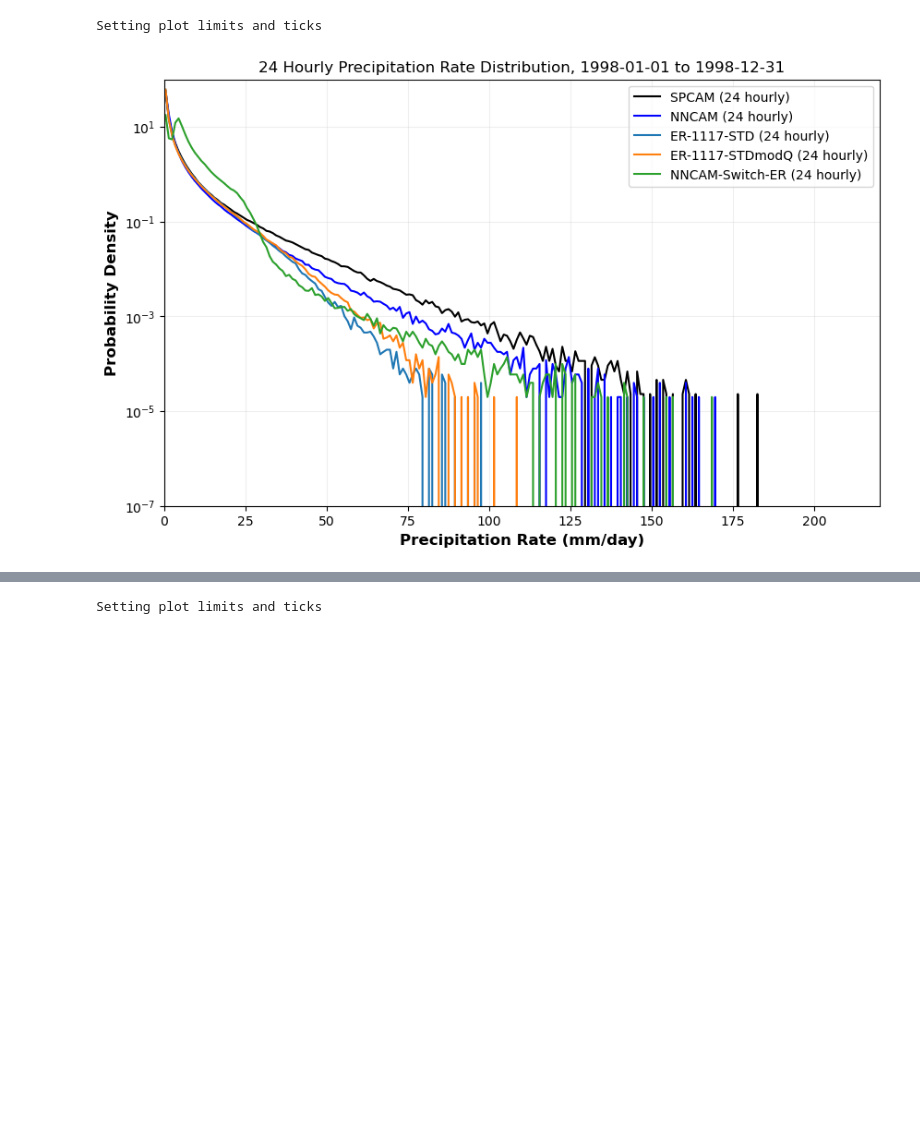
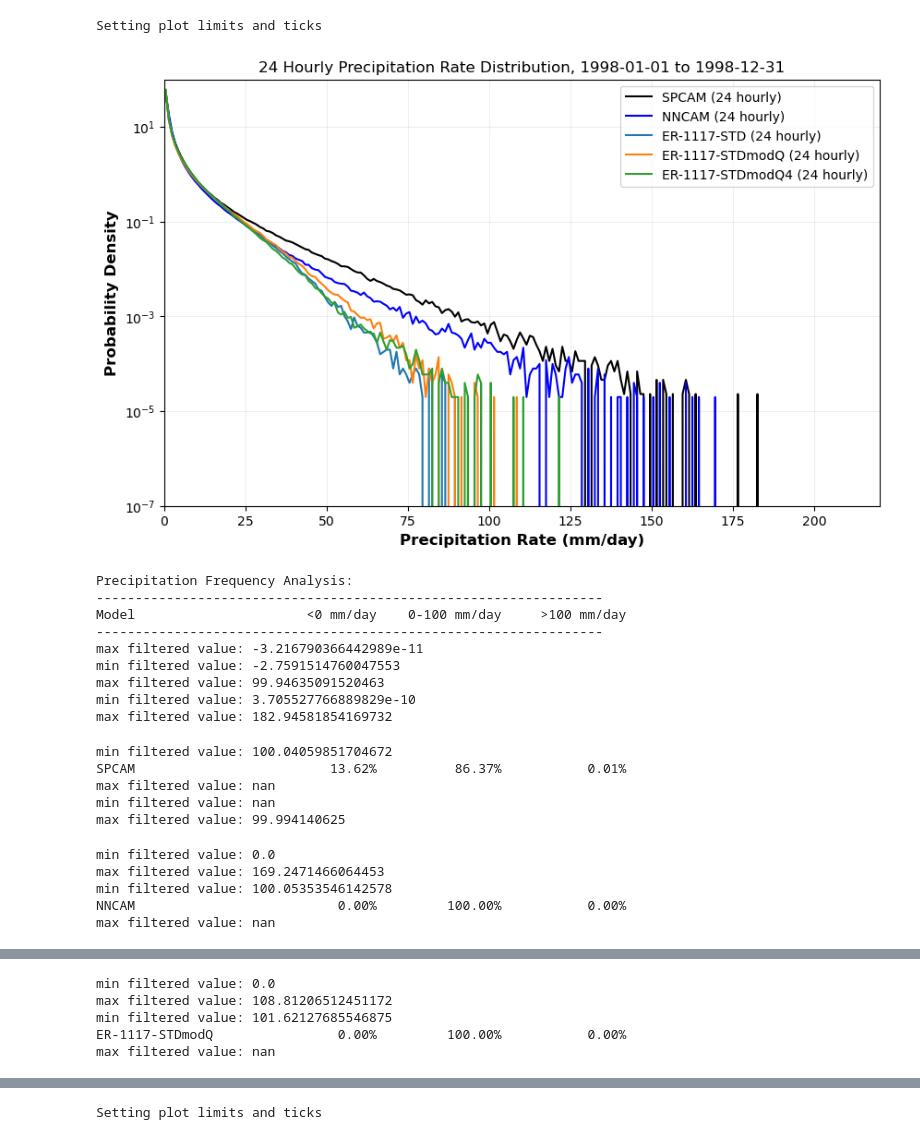
Before and after one commit to chenj209/clima_analysis, a Jupyter notebook: precipitation/precipitation_intensity.ipynb, the cells around one changed output, grey strips where cells are left out. Cells and saved outputs as stored; diff of their text form; code cells hidden in the pictures; blank space fills up the shorter version.

Commit message:
done working on data

```diff
--- a/precipitation/precipitation_intensity.ipynb
+++ b/precipitation/precipitation_intensity.ipynb
@@ -23,7 +23,11 @@ nncam_path = "/Users/jiandachen/Projects/Experience_replay_data/nncam/"
 # er_mixfull_minmax_path = "/Users/jianda/Projects/experience_replay_data/er_mix1.0_minmax/nc_files/"
 er_1117_std_path = "/Users/jiandachen/Projects/Experience_replay_data/er1117/nc_files/"
 er_1117_stdmodQ_path = "/Users/jiandachen/Projects/Experience_replay_data/er1117_stdmodQ/nc_files/"
+er_1117_stdmodQ4_path = "/Users/jiandachen/Projects/Experience_replay_data/er1117_stdmodQ4/"
 nncam_switch_er_path = "/Users/jiandachen/Projects/Experience_replay_data/baseline_switch5376_replay_buffer/nc_files/"
+er_1117_precip_path = "/Users/jiandachen/Projects/Experience_replay_data/er1117_precip/"
+er_1117_precip_iw_path = "/Users/jiandachen/Projects/Experience_replay_data/er1117_precip_iw/"
+er_1117_precip_iw10_path = "/Users/jiandachen/Projects/Experience_replay_data/er1117_precip_iw_sampled12/"
 # %%
 def load_precip_from_h1_nc(nc_dir_path, include_pattern=None, exclude_pattern=None):
     """
@@ -143,7 +136,9 @@ nncam_precip = load_precip_from_h1_nc(nncam_path)
 # er_mixfull_minmax_precip = load_precip_from_h1_nc(er_mixfull_minmax_path)
 er_1117_std_precip = load_precip_from_h1_nc(er_1117_std_path)
 er_1117_stdmodQ_precip = load_precip_from_h1_nc(er_1117_stdmodQ_path)
+er_1117_stdmodQ4_precip = load_precip_from_h1_nc(er_1117_stdmodQ4_path)
 nncam_switch_er_precip = load_precip_from_h1_nc(nncam_switch_er_path)
+er_1117_precip_mix_precip = load_precip_from_h1_nc(er_1117_precip_path)
 # %% [output]
 conv_mem_share3.cam.h1.1998-11-27-00000.nc
 2.2288957
@@ -191,20 +782,24 @@ spcam_hourly = spcam_precip.loc[date_start:date_end].resample('24h').mean(0)
 nncam_hourly = nncam_precip.loc[date_start:date_end].resample('24h').mean(0)
 er_1117_std_hourly = er_1117_std_precip.loc[date_start:date_end].resample('24h').mean(0)
 er_1117_stdmodQ_hourly = er_1117_stdmodQ_precip.loc[date_start:date_end].resample('24h').mean(0)
-nncam_switch_er_hourly = nncam_switch_er_precip.loc[date_start:date_end].resample('24h').mean(0)
+er1117_stdmodQ4_hourly = er_1117_stdmodQ4_precip.loc[date_start:date_end].resample('24h').mean(0)
+
+# nncam_switch_er_hourly = nncam_switch_er_precip.loc[date_start:date_end].resample('24h').mean(0)
 # Create histogram for hourly data
 plt.figure(figsize=(10, 6))
 hist_spcam, bins_spcam = np.histogram(spcam_hourly, bins=np.linspace(0, PLOT_CONFIG['xlim'][1], PLOT_CONFIG['xlim'][1]+1), density=True)
 hist_nncam, bins_nncam = np.histogram(nncam_hourly, bins=np.linspace(0, PLOT_CONFIG['xlim'][1], PLOT_CONFIG['xlim'][1]+1), density=True)
 hist_er_1117_std, bins_er_1117_std = np.histogram(er_1117_std_hourly, bins=np.linspace(0, PLOT_CONFIG['xlim'][1], PLOT_CONFIG['xlim'][1]+1), density=True)
 hist_er_1117_stdmodQ, bins_er_1117_stdmodQ = np.histogram(er_1117_stdmodQ_hourly, bins=np.linspace(0, PLOT_CONFIG['xlim'][1], PLOT_CONFIG['xlim'][1]+1), density=True)
-hist_nncam_switch_er, bins_nncam_switch_er = np.histogram(nncam_switch_er_hourly, bins=np.linspace(0, PLOT_CONFIG['xlim'][1], PLOT_CONFIG['xlim'][1]+1), density=True)
+hist_er_1117_stdmodQ4, bins_er_1117_stdmodQ4 = np.histogram(er1117_stdmodQ4_hourly, bins=np.linspace(0, PLOT_CONFIG['xlim'][1], PLOT_CONFIG['xlim'][1]+1), density=True)
+# hist_nncam_switch_er, bins_nncam_switch_er = np.histogram(nncam_switch_er_hourly, bins=np.linspace(0, PLOT_CONFIG['xlim'][1], PLOT_CONFIG['xlim'][1]+1), density=True)
 plt.clf()  # Clear the histogram plots
 
 bin_centers_spcam = (bins_spcam[:-1] + bins_spcam[1:]) / 2
 bin_centers_nncam = (bins_nncam[:-1] + bins_nncam[1:]) / 2
 bin_centers_er_1117_std = (bins_er_1117_std[:-1] + bins_er_1117_std[1:]) / 2
 bin_centers_er_1117_stdmodQ = (bins_er_1117_stdmodQ[:-1] + bins_er_1117_stdmodQ[1:]) / 2
+bin_centers_er_1117_stdmodQ4 = (bins_er_1117_stdmodQ4[:-1] + bins_er_1117_stdmodQ4[1:]) / 2
 bin_centers_nncam_switch_er = (bins_nncam_switch_er[:-1] + bins_nncam_switch_er[1:]) / 2
 
 
@@ -212,33 +807,89 @@ plt.semilogy(bin_centers_spcam, hist_spcam*100, label='SPCAM (24 hourly)',color=
 plt.semilogy(bin_centers_nncam, hist_nncam*100, label='NNCAM (24 hourly)',color='blue')
 plt.semilogy(bin_centers_er_1117_std, hist_er_1117_std*100, label='ER-1117-STD (24 hourly)')
 plt.semilogy(bin_centers_er_1117_stdmodQ, hist_er_1117_stdmodQ*100, label='ER-1117-STDmodQ (24 hourly)')
-plt.semilogy(bin_centers_nncam_switch_er, hist_nncam_switch_er*100, label='NNCAM-Switch-ER (24 hourly)')
+plt.semilogy(bin_centers_er_1117_stdmodQ4, hist_er_1117_stdmodQ4*100, label='ER-1117-STDmodQ4 (24 hourly)')
+# plt.semilogy(bin_centers_nncam_switch_er, hist_nncam_switch_er*100, label='NNCAM-Switch-ER (24 hourly)')
 
 plt.xlabel(PLOT_CONFIG['xlabel'], fontweight='bold', fontsize=PLOT_CONFIG['label_fontsize'])
 plt.ylabel(PLOT_CONFIG['ylabel'], fontweight='bold', fontsize=PLOT_CONFIG['label_fontsize'])
 plt.legend(loc=PLOT_CONFIG['legend_loc'], fontsize=PLOT_CONFIG['legend_fontsize'])
 plt.grid(True, which="both", ls="-", alpha=0.2)
 
 print("Setting plot limits and ticks")
 plt.ylim(*PLOT_CONFIG['ylim'])
 # print(PLOT_CONFIG['xlim'])
 plt.xlim(*PLOT_CONFIG['xlim'])
 
 plt.xticks(PLOT_CONFIG['xticks'], fontsize=PLOT_CONFIG['tick_fontsize'])
 plt.yticks(PLOT_CONFIG['yticks']['values'],
             PLOT_CONFIG['yticks']['labels'],
             fontsize=PLOT_CONFIG['tick_fontsize'])
 
 plt.xlabel('Precipitation Rate (mm/day)')
 plt.ylabel('Probability Density')
 plt.title(f'24 Hourly Precipitation Rate Distribution, {date_start} to {date_end}')
 plt.legend()
 # plt.yscale('log')
 # plt.xscale('log')
 plt.xscale('linear')
 plt.yscale('log')
 plt.grid(True, which="both", ls="-", alpha=0.2)
 plt.show()
+
+# Calculate frequency of precipitation in different ranges
+def calc_precip_freq(data, low=0, high=100):
+    total = data.shape[0] * data.shape[1]
+    mask = (data >= low) & (data < high)
+    print("max filtered value:", np.max(data[mask]))
+    print("min filtered value:", np.min(data[mask]))
+    # print("mask ", mask.shape)
+    count = np.sum(np.sum(mask))
+    # print(count.shape)
+    # print(low, high, count)
+    return (count/total) * 100
+
+# Calculate frequencies for each model
+models = {
+    'SPCAM': spcam_hourly,
+    'NNCAM': nncam_hourly,
+    'ER-1117-STD': er_1117_std_hourly,
+    'ER-1117-STDmodQ': er_1117_stdmodQ_hourly,
+    'ER-1117-STDmodQ4': er1117_stdmodQ4_hourly
+}
+
+print("\nPrecipitation Frequency Analysis:")
+print("-" * 65)
+print(f"{'Model':<20} {'<0 mm/day':>15} {'0-100 mm/day':>15} {'>100 mm/day':>15}")
+print("-" * 65)
+
+for model_name, data in models.items():
+    freq_neg = calc_precip_freq(data, -np.inf, 0)
+    freq_0_100 = calc_precip_freq(data, 0, 100)
+    freq_over_100 = calc_precip_freq(data, 100, np.inf)
+    # Convert pandas Series to float by accessing the first element
+    freq_neg_val = freq_neg.iloc[0] if hasattr(freq_neg, 'iloc') else freq_neg
+    freq_0_100_val = freq_0_100.iloc[0] if hasattr(freq_0_100, 'iloc') else freq_0_100
+    freq_over_100_val = freq_over_100.iloc[0] if hasattr(freq_over_100, 'iloc') else freq_over_100
+    print(f"{model_name:<20} {freq_neg_val:>14.2f}% {freq_0_100_val:>14.2f}% {freq_over_100_val:>14.2f}%")
 # %% [output]
 Setting plot limits and ticks
-[figure, old version]
+[figure, new version]
+Precipitation Frequency Analysis:
+-----------------------------------------------------------------
+Model                      <0 mm/day    0-100 mm/day     >100 mm/day
+-----------------------------------------------------------------
+max filtered value: -3.216790366442989e-11
+min filtered value: -2.7591514760047553
+max filtered value: 99.94635091520463
+min filtered value: 3.705527766889829e-10
+max filtered value: 182.94581854169732
+min filtered value: 100.04059851704672
+SPCAM                         13.62%          86.37%           0.01%
+max filtered value: nan
+min filtered value: nan
+max filtered value: 99.994140625
+min filtered value: 0.0
+max filtered value: 169.2471466064453
+min filtered value: 100.05353546142578
+NNCAM                          0.00%         100.00%           0.00%
+max filtered value: nan
@@ -244,0 +905,5 @@ Setting plot limits and ticks
+min filtered value: 0.0
+max filtered value: 108.81206512451172
+min filtered value: 101.62127685546875
+ER-1117-STDmodQ                0.00%         100.00%           0.00%
+max filtered value: nan
```
Also changed, not shown: parts of 8 cells of this notebook, 1 other file.
